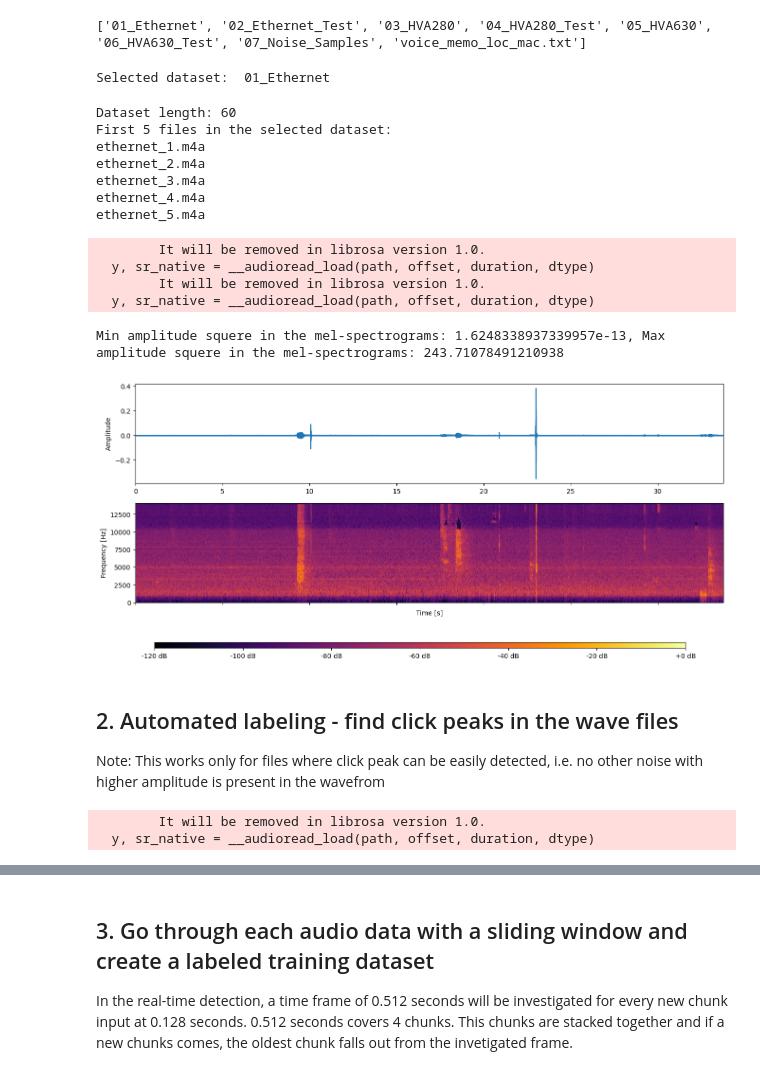
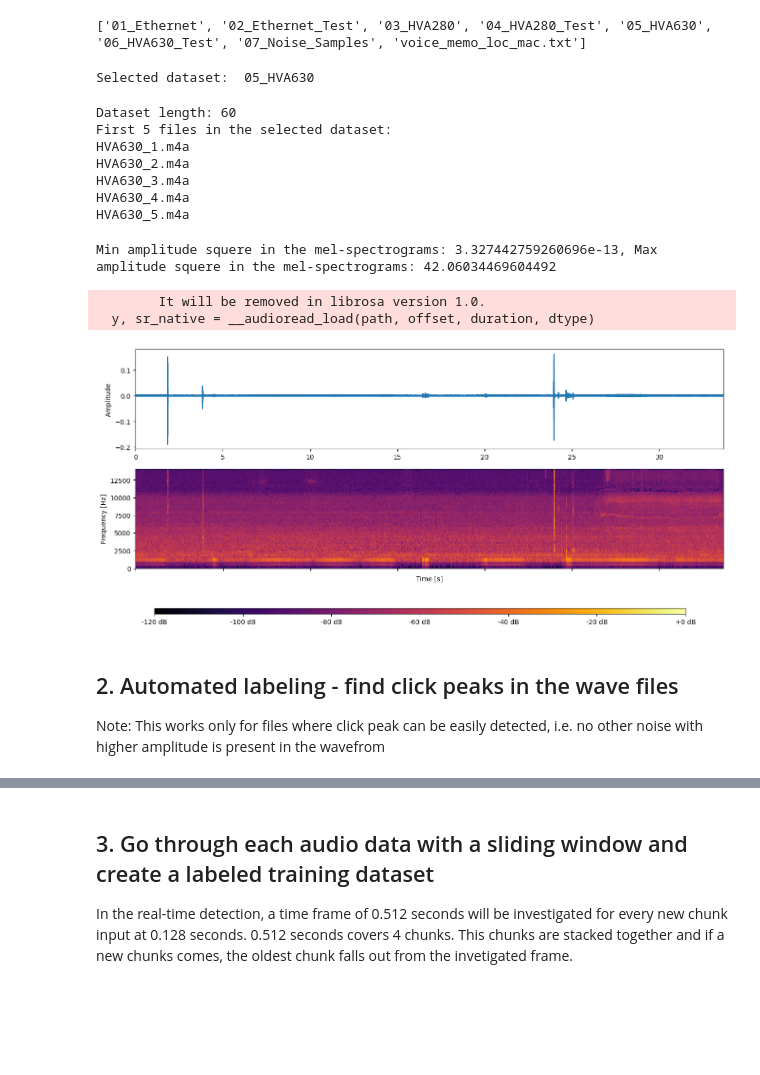
Before and after one commit to matteoseidl/Electrical_Connector_Click-Event_Detection, a Jupyter notebook: 01_Dataset/preprocessSingleClickAudio.ipynb, the cells around one changed output, grey strips where cells are left out. Cells and saved outputs as stored; diff of their text form; code cells hidden in the pictures; blank space fills up the shorter version.

```diff
--- a/01_Dataset/preprocessSingleClickAudio.ipynb
+++ b/01_Dataset/preprocessSingleClickAudio.ipynb
@@ -20,18 +21,21 @@ Important Notes:
 # %%
 # import necessary functions from the folder "05_Utilities"
 
-cwd = str(Path.cwd()) # current working directory, should be the path to "01_Dataset", in which this notebook is located
-parent_dir = str(Path(cwd).parent) # parent dir of the current working directory, should be the project directory
-utilities_dir_full_pat = os.path.join(parent_dir, "05_Utilities") # full path to the "05_Utilities" folder
+cwd = str(Path.cwd()) ## current working directory, should be the path to "01_Dataset", in which this notebook is located
+parent_dir = str(Path(cwd).parent) ## parent dir of the current working directory, should be the project directory
+utilities_dir_full_path = os.path.join(parent_dir, "05_Utilities") ## full path to the "05_Utilities" folder
 
-# import moduls
-sys.path.append(utilities_dir_full_pat) # add the path to the "05_Utilities" folder to the sys.path list
-from getMelSpectrogram import getMelSpectrogram # modul for audio file processing and mel-spectrogram generation
-from plotSpectrogram import spectrogramPlotter # modul for mel-spectrogram visualization
+# import moduls for audio file processing and mel-spectrogram plotting
 
-# make instances of the classes
-getMelSpectrogram = getMelSpectrogram()
+sys.path.append(utilities_dir_full_path) ## add the path of the "05_Utilities" folder to the sys.path list
+from audioProcessing import processAudio ## modul for audio file processing and mel-spectrogram generation
+from spectrogramPlotting import spectrogramPlotter ## modul for mel-spectrogram visualization
+from sharedValues import sharedValuesConfig ## modul for shared variables between the classes
+
+# make instances of the classes in the modules
+processAudio = processAudio()
 spectrogramPlotter = spectrogramPlotter()
+sharedValuesConfig = sharedValuesConfig()
 # %% [markdown]
 ## 1. Read in audio files, process audio data, and generate mel-scaled spectrograms
 # %%
@@ -58,16 +62,16 @@ print(audio_datasets)
 # dataset_num = 0 for Ethernet connector
 # dataset_num = 4 for HVA 630 connector
 
-dataset_num = 0
+dataset_num = 4
 print("Selected dataset: ", audio_datasets[dataset_num])
 # %% [output]
-Selected dataset:  01_Ethernet
+Selected dataset:  05_HVA630
 # %%
 # add audio files from selected dataset to a list
 
 # sorting function by numbers in the name
 def sort_key_func(file_name):
-        numbers = re.findall(r'\d+', file_name)
+        numbers = re.findall(r'_(\d+)', file_name)
         if numbers:
             return int(numbers[0])
         return file_name
@@ -86,11 +90,11 @@ while i < 5:
 # %% [output]
 Dataset length: 60
 First 5 files in the selected dataset:
-ethernet_1.m4a
-ethernet_2.m4a
-ethernet_3.m4a
-ethernet_4.m4a
-ethernet_5.m4a
+HVA630_1.m4a
+HVA630_2.m4a
+HVA630_3.m4a
+HVA630_4.m4a
+HVA630_5.m4a
 # %%
 # constant values (used in real-time detection as well)
 
@@ -120,7 +124,7 @@ min_amplitude_squere_mel = None
 
 for i in range(len(audio_files_sorted)):
     audio_file_path = os.path.join(audio_dataset_dir, audio_files_sorted[i])
-    signal, time, D_mel, D_mel_dB = getMelSpectrogram.get_mel_spectrogram(audio_file_path, sampling_rate, hop_length, n_mels, f_min, f_max, a_squere_min = None, dB_ref = None)
+    signal, time, D_mel, D_mel_dB = processAudio.get_mel_spectrogram(audio_file_path, sampling_rate, hop_length, n_mels, f_min, f_max, a_squere_min = None, dB_ref = None)
     if i == 0:
         max_amplitude_squere_mel = D_mel.max()
         min_amplitude_squere_mel = D_mel.min()
@@ -130,11 +134,7 @@ for i in range(len(audio_files_sorted)):
 
 print(f"Min amplitude squere in the mel-spectrograms: {min_amplitude_squere_mel}, Max amplitude squere in the mel-spectrograms: {max_amplitude_squere_mel}")
 # %% [output]
-        It will be removed in librosa version 1.0.
-  y, sr_native = __audioread_load(path, offset, duration, dtype)
-        It will be removed in librosa version 1.0.
-  y, sr_native = __audioread_load(path, offset, duration, dtype)
+Min amplitude squere in the mel-spectrograms: 3.327442759260696e-13, Max amplitude squere in the mel-spectrograms: 42.06034469604492
-Min amplitude squere in the mel-spectrograms: 1.6248338937339957e-13, Max amplitude squere in the mel-spectrograms: 243.71078491210938
 # %%
 # constant values (used in real-time detection as well)
 
@@ -146,16 +146,18 @@ top_dB_abs = abs(10*np.log10(a_squere_min)) # maximum dB value -> 10*log(a_squer
 # %%
 # plot the wave and mel spectrogram of an audio file from the selected dataset
 
-file_id_num = 0 # selected file ID number
+file_id_num = 10 # selected file ID number
 
 if file_id_num < len(audio_files_sorted):
     audio_file_path = os.path.join(audio_dataset_dir, audio_files_sorted[file_id_num])
-    signal, time, D_mel, D_mel_dB = getMelSpectrogram.get_mel_spectrogram(audio_file_path, sampling_rate, hop_length, n_mels, f_min, f_max, a_squere_min, dB_ref)
+    signal, time, D_mel, D_mel_dB = processAudio.get_mel_spectrogram(audio_file_path, sampling_rate, hop_length, n_mels, f_min, f_max, a_squere_min, dB_ref)
     spectrogramPlotter.plot_single_wave_and_mel_spectrogram(signal, time, D_mel_dB, top_dB_abs, f_min, f_max, n_mels, sampling_rate)
 else:
     print("File ID out of range")
 # %% [output]
+        It will be removed in librosa version 1.0.
+  y, sr_native = __audioread_load(path, offset, duration, dtype)
-[figure, old version]
+[figure, new version]
 # %% [markdown]
 ## 2. Automated labeling - find click peaks in the wave files
 Note: This works only for files where click peak can be easily detected, i.e. no other noise with higher amplitude is present in the wavefrom
@@ -171,14 +173,14 @@ def calc_peak_times(audio_files_sorted, audio_dataset_dir, sampling_rate, hop_le
 
     for i in range(len(audio_files_sorted)):
         audio_file_path = os.path.join(audio_dataset_dir, audio_files_sorted[i])
-        signal, time, D_mel, D_mel_dB = getMelSpectrogram.get_mel_spectrogram(audio_file_path, sampling_rate, hop_length, n_mels, f_min, f_max, a_squere_min, dB_ref)
+        signal, time, D_mel, D_mel_dB = processAudio.get_mel_spectrogram(audio_file_path, sampling_rate, hop_length, n_mels, f_min, f_max, a_squere_min, dB_ref)
         signals.append(signal)
         signal_times.append(time)
         spectrograms.append(D_mel_dB)
 
         # search abs max value of the signal within the search interval
 
-        search_interval_min = 0 # search from the start of the audio signals
+        search_interval_min = 5 # in seconds from which the peak search starts
         search_interval_min_index = search_interval_min * sampling_rate
         search_interval_max_index = len(signal)
 
@@ -196,9 +198,6 @@ def calc_peak_times(audio_files_sorted, audio_dataset_dir, sampling_rate, hop_le
 
 # get the signals, signal times and peak times for the selected dataset
 signals, signal_times, peak_times, spectrograms  = calc_peak_times(audio_files_sorted, audio_dataset_dir, sampling_rate, hop_length, n_mels, dB_ref)
-# %% [output]
-        It will be removed in librosa version 1.0.
-  y, sr_native = __audioread_load(path, offset, duration, dtype)
 # %%
 # check if the peak time are around the same time for all audio files -> same robotic peg-in-hole event was recorded with nearly the same start and stop times
 # outliers should be checked
```
Also changed, not shown: parts of 7 cells of this notebook.
